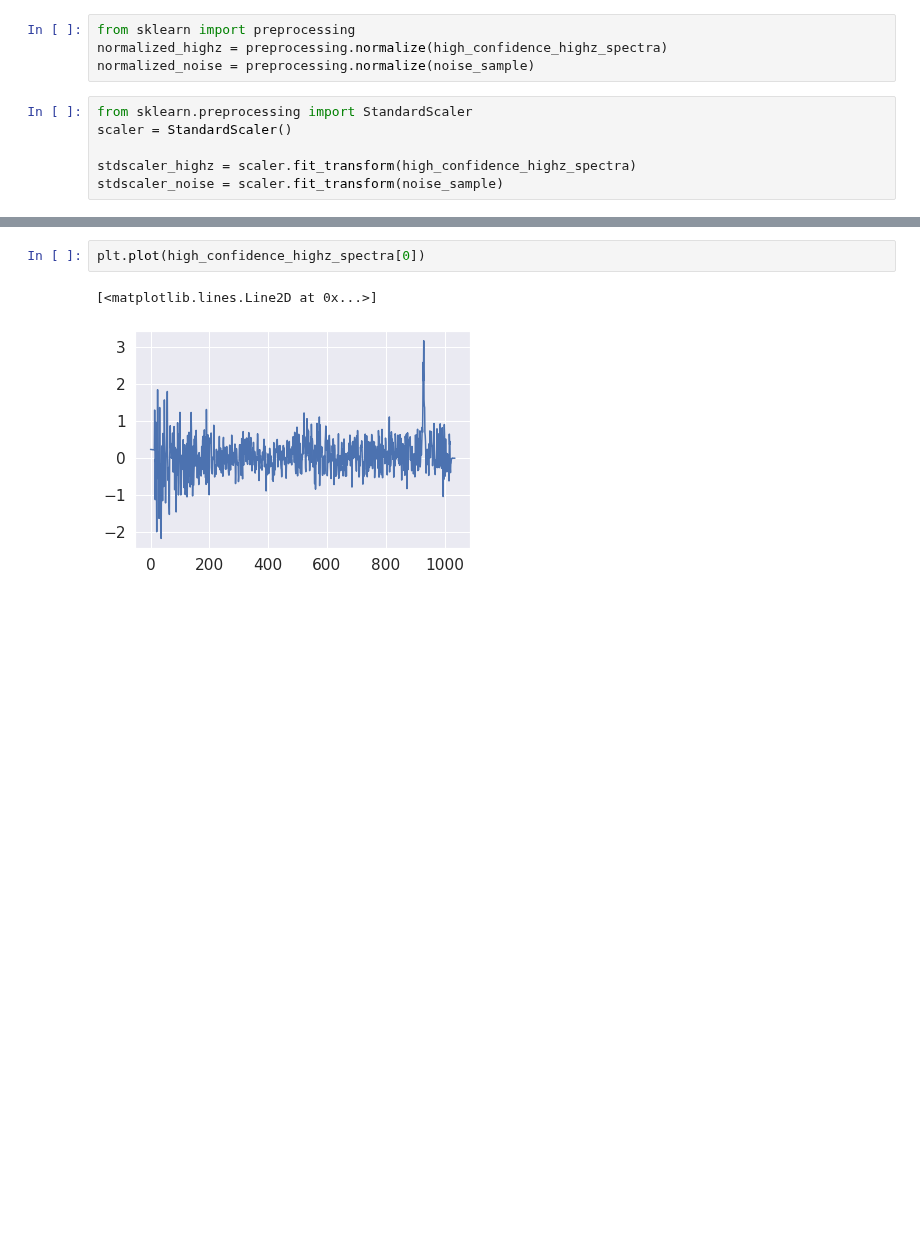
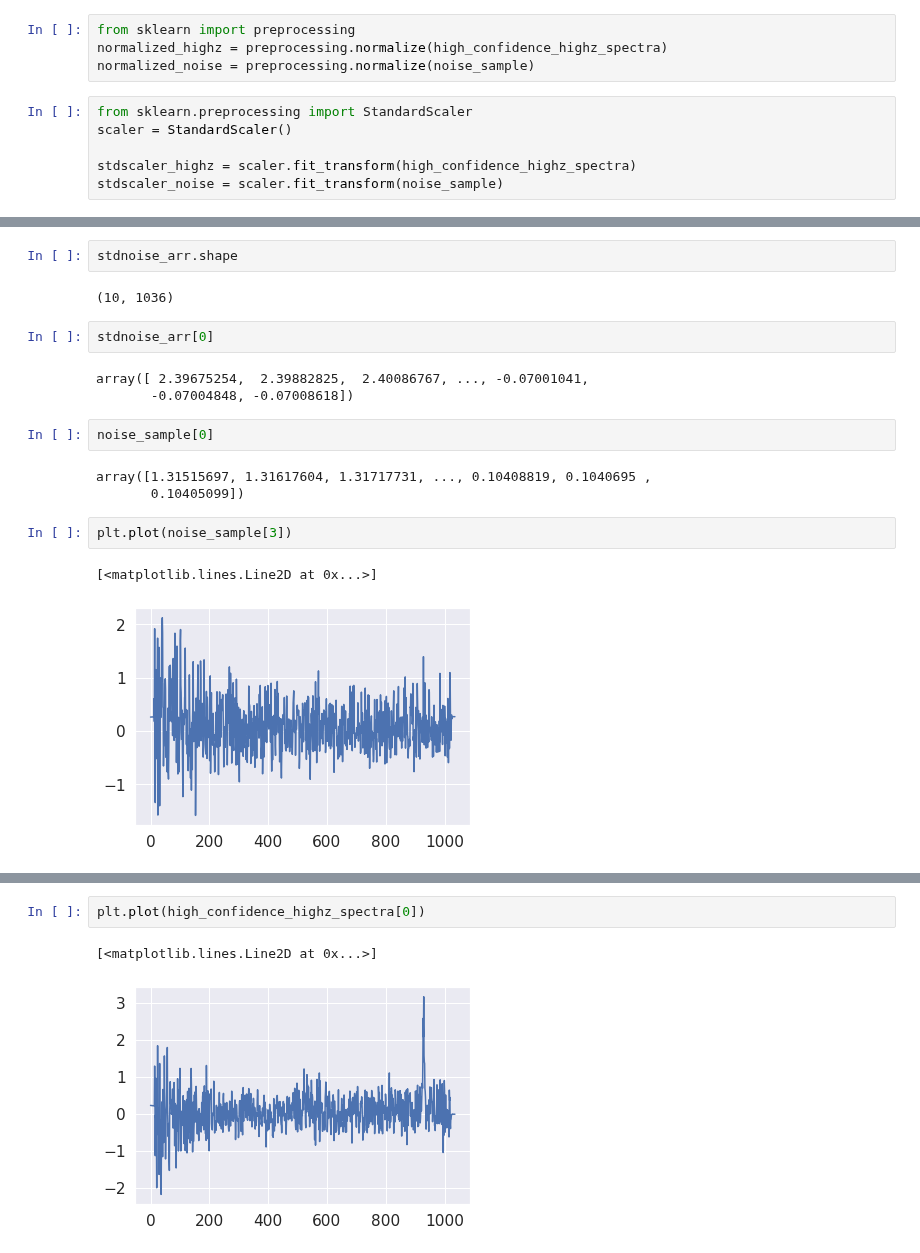
Before and after one commit to nickdavila/LAE-ML-Classification, a Jupyter notebook: Nick-RandomForest.ipynb, the cells around one changed output, grey strips where cells are left out. Drawn from its saved outputs; the diff is of its cells as text; blank space fills up the shorter version.

```diff
--- a/Nick-RandomForest.ipynb
+++ b/Nick-RandomForest.ipynb
@@ -176,0 +85,19 @@ plt.plot(stdscaler_highz[0])
+# %%
+stdnoise_arr.shape
+# %% [output]
+(10, 1036)
+# %%
+stdnoise_arr[0]
+# %% [output]
+array([ 2.39675254,  2.39882825,  2.40086767, ..., -0.07001041,
+       -0.07004848, -0.07008618])
+# %%
+noise_sample[0]
+# %% [output]
+array([1.31515697, 1.31617604, 1.31717731, ..., 0.10408819, 0.1040695 ,
+       0.10405099])
+# %%
+plt.plot(noise_sample[3])
+# %% [output]
+[<matplotlib.lines.Line2D at 0x...>]
+[figure, added]
```
Also changed, not shown: parts of 27 cells of this notebook.
